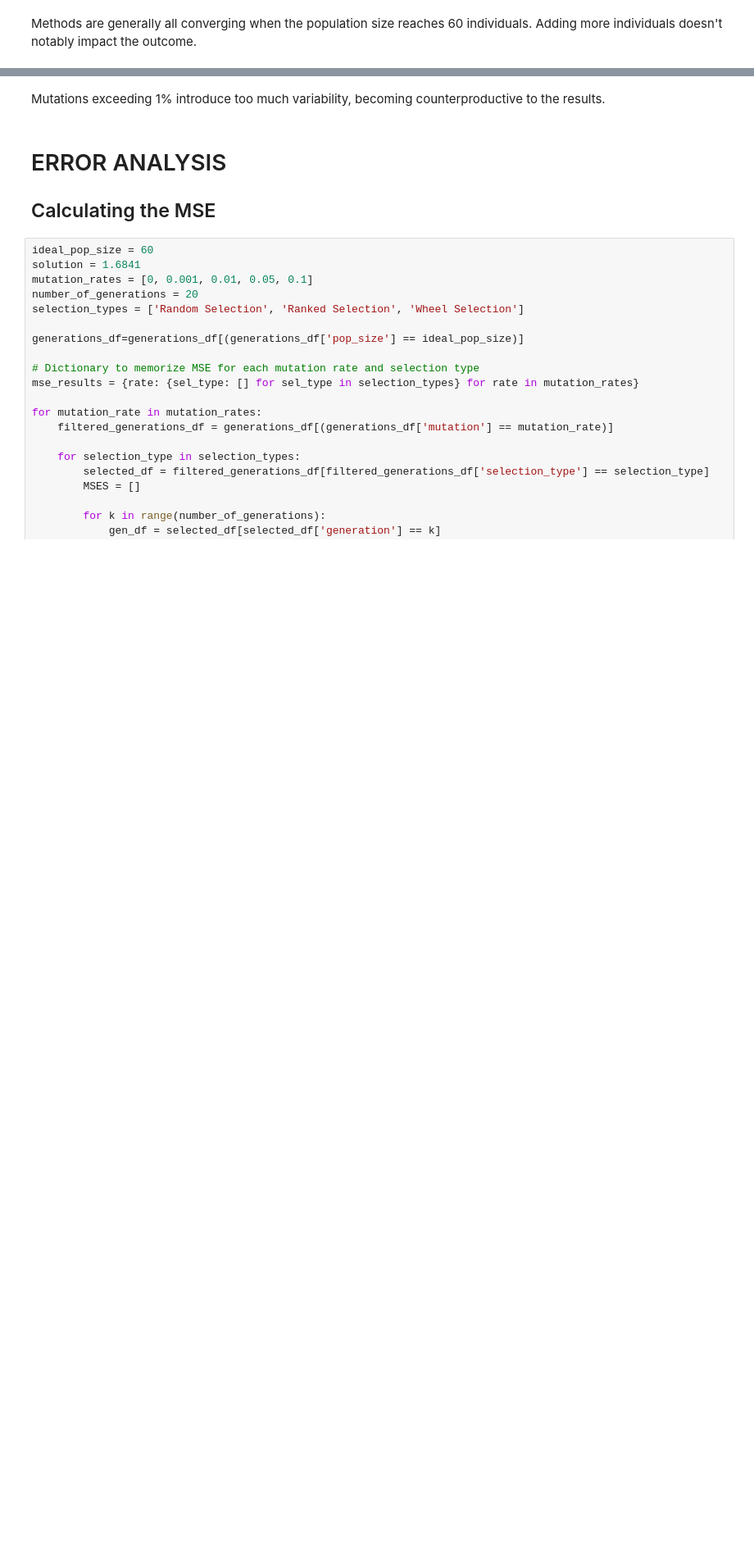
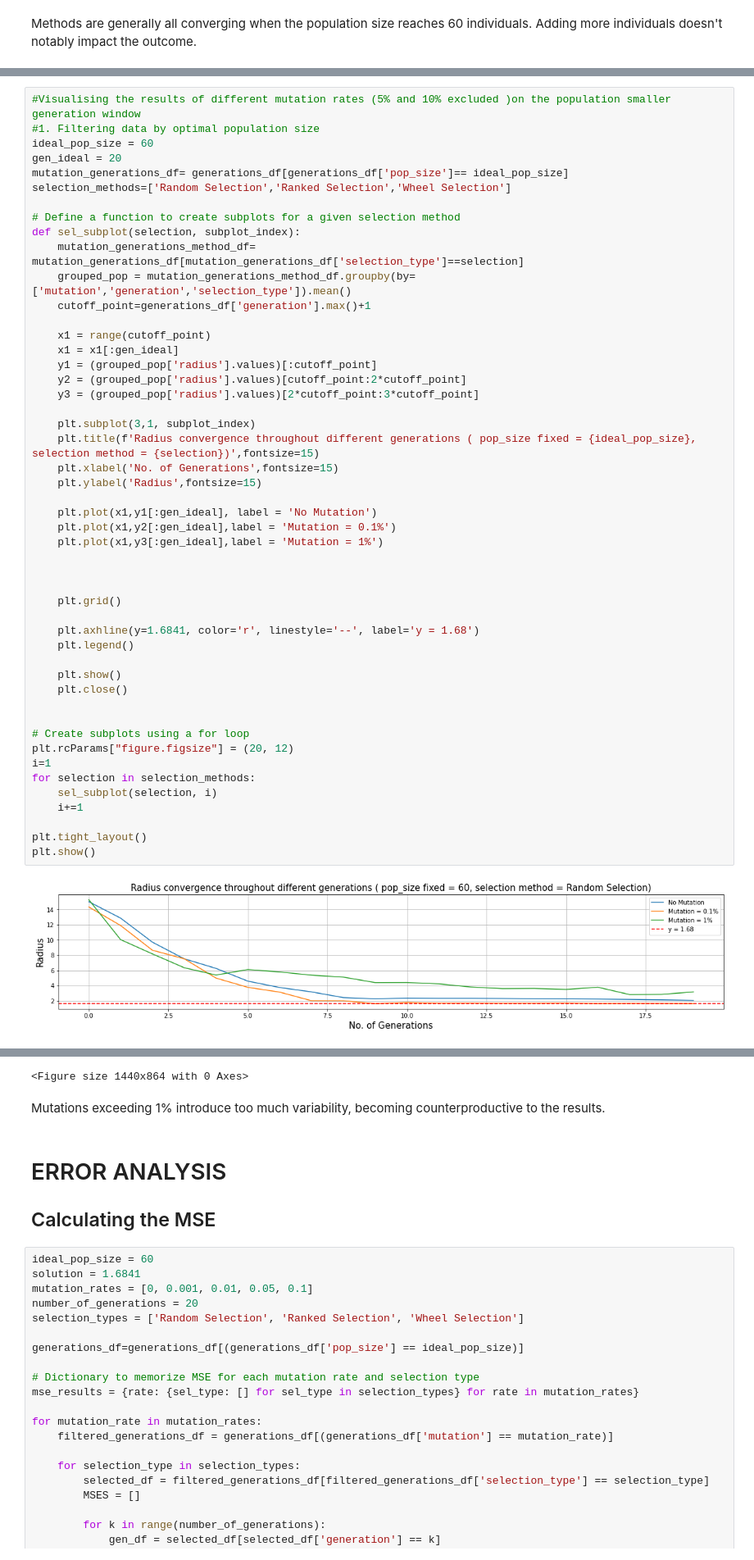
Before and after one commit to Elric-dev/HCAI_ML, a Jupyter notebook: ga_data_analysis.ipynb, the cells around one changed output, grey strips where cells are left out. Shown at 82% size. Saved outputs shown, nothing was run; the diff lists cells and outputs as text; blank space fills up the shorter version.

Commit message:
finishing touches on optimal choices

```diff
--- a/ga_data_analysis.ipynb
+++ b/ga_data_analysis.ipynb
@@ -170 +167,52 @@ plt.show()
 <Figure size 1440x864 with 0 Axes>
+# %%
+#Visualising the results of different mutation rates (5% and 10% excluded )on the population smaller generation window
+#1. Filtering data by optimal population size
+ideal_pop_size = 60
+gen_ideal = 20
+mutation_generations_df= generations_df[generations_df['pop_size']== ideal_pop_size]
+selection_methods=['Random Selection','Ranked Selection','Wheel Selection']
+
+# Define a function to create subplots for a given selection method
+def sel_subplot(selection, subplot_index):
+    mutation_generations_method_df= mutation_generations_df[mutation_generations_df['selection_type']==selection]
+    grouped_pop = mutation_generations_method_df.groupby(by=['mutation','generation','selection_type']).mean()
+    cutoff_point=generations_df['generation'].max()+1
+
+    x1 = range(cutoff_point)
+    x1 = x1[:gen_ideal]
+    y1 = (grouped_pop['radius'].values)[:cutoff_point]
+    y2 = (grouped_pop['radius'].values)[cutoff_point:2*cutoff_point]
+    y3 = (grouped_pop['radius'].values)[2*cutoff_point:3*cutoff_point]
+
+    plt.subplot(3,1, subplot_index)
+    plt.title(f'Radius convergence throughout different generations ( pop_size fixed = {ideal_pop_size}, selection method = {selection})',fontsize=15)
+    plt.xlabel('No. of Generations',fontsize=15)
+    plt.ylabel('Radius',fontsize=15)
+
+    plt.plot(x1,y1[:gen_ideal], label = 'No Mutation')
+    plt.plot(x1,y2[:gen_ideal],label = 'Mutation = 0.1%')
+    plt.plot(x1,y3[:gen_ideal],label = 'Mutation = 1%')
+
+
+
+    plt.grid()
+
+    plt.axhline(y=1.6841, color='r', linestyle='--', label='y = 1.68')
+    plt.legend()
+
+    plt.show()
+    plt.close()
+
+
+# Create subplots using a for loop
+plt.rcParams["figure.figsize"] = (20, 12)
+i=1
+for selection in selection_methods:
+    sel_subplot(selection, i)
+    i+=1
+
+plt.tight_layout()
+plt.show()
+# %% [output]
+[figure, added]
@@ -171,3 +221,4 @@ plt.show()
+<Figure size 1440x864 with 0 Axes>
 # %% [markdown]
 Mutations exceeding 1% introduce too much variability, becoming counterproductive to the results.
 # %% [markdown]
```
Also changed, not shown: parts of 8 cells of this notebook, 1 other file.
